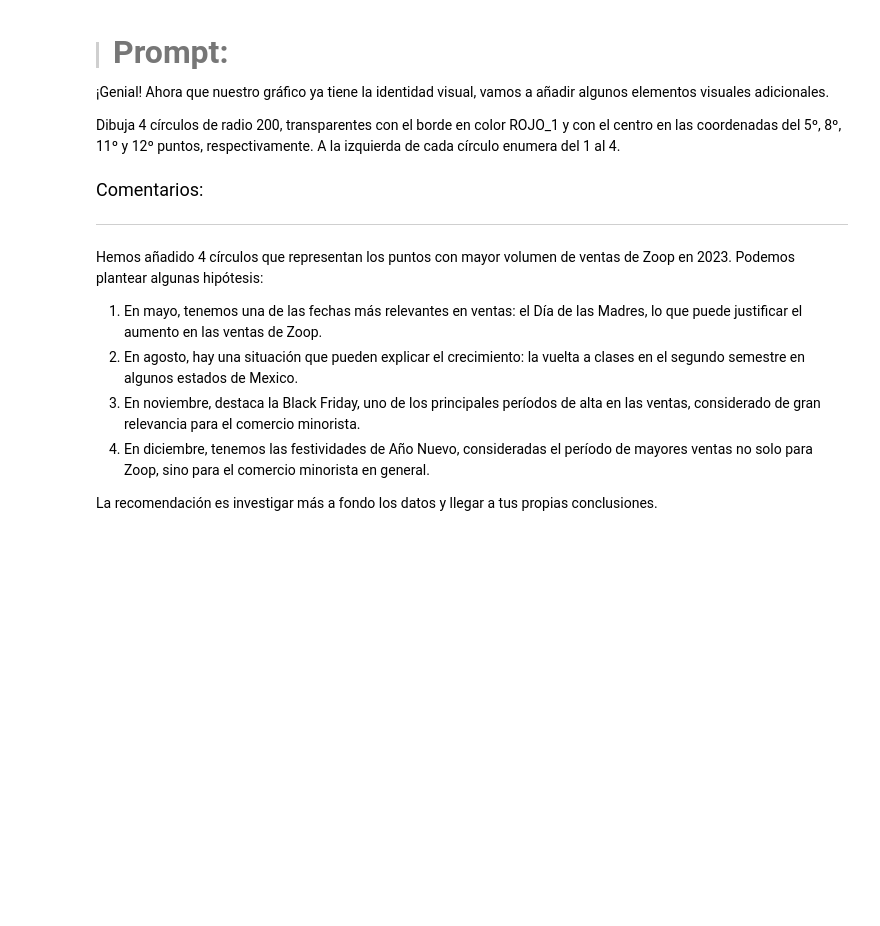
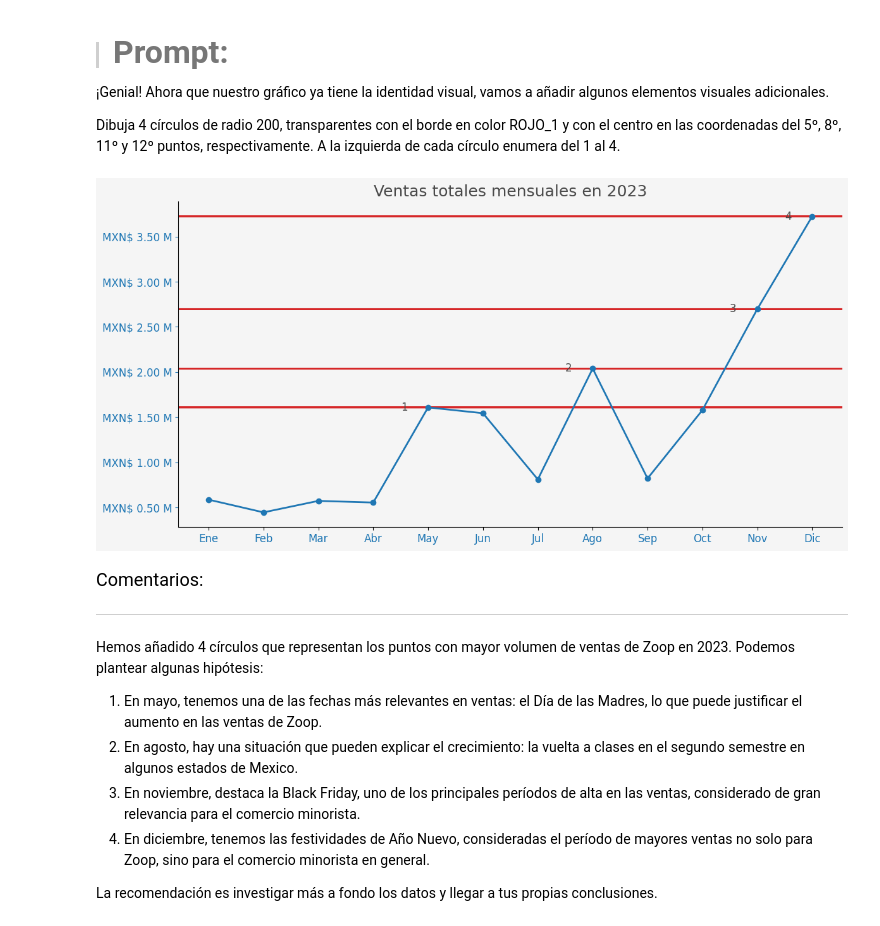
Before and after one commit to Goyo0117970/IA-en-la-ciencia-de-datos, a Jupyter notebook: IA_aplicada_a_ciencia_de_datos.ipynb, the cells around one changed output. Drawn from its saved outputs; the diff is of its cells as text; code cells hidden in the pictures; blank space fills up the shorter version.

```diff
--- a/IA_aplicada_a_ciencia_de_datos.ipynb
+++ b/IA_aplicada_a_ciencia_de_datos.ipynb
@@ -1020,6 +1262,86 @@ Utiliza las bibliotecas de visualización de datos de Python para crear esta vis
 ¡Genial! Ahora que nuestro gráfico ya tiene la identidad visual, vamos a añadir algunos elementos visuales adicionales.
 
 Dibuja 4 círculos de radio 200, transparentes con el borde en color ROJO_1 y con el centro en las coordenadas del 5º, 8º, 11º y 12º puntos, respectivamente. A la izquierda de cada círculo enumera del 1 al 4.
+# %%
+import matplotlib.ticker as ticker
+from matplotlib.patches import Circle
+
+# Colores institucionales
+GRIS_1 = '#f5f5f5'
+GRIS_5 = '#4a4a4a'
+AZUL_1 = '#1f77b4'
+ROJO_1 = '#d62728'
+
+# Diccionario de meses
+meses = {
+    'January': 'Ene',
+    'February': 'Feb',
+    'March': 'Mar',
+    'April': 'Abr',
+    'May': 'May',
+    'June': 'Jun',
+    'July': 'Jul',
+    'August': 'Ago',
+    'September': 'Sep',
+    'October': 'Oct',
+    'November': 'Nov',
+    'December': 'Dic'
+}
+
+# Crear columna "mes"
+df['mes'] = df['fecha'].dt.strftime('%B')
+ventas_mensuales = df.groupby('mes')['facturacion'].sum().reindex(meses.keys())
+
+# Coordenadas para los círculos (índices de los puntos)
+indices = [4, 7, 10, 11]  # Recuerda: el índice comienza en 0
+meses_grafico = list(meses.values())
+valores = ventas_mensuales.values
+
+# Crear figura
+fig, ax = plt.subplots(figsize=(12, 6))
+fig.patch.set_facecolor(GRIS_1)
+ax.set_facecolor(GRIS_1)
+
+# Dibujar línea
+ax.plot(meses_grafico, valores, marker='o', color=AZUL_1, linewidth=2)
+
+# Título
+ax.set_title('Ventas totales mensuales en 2023', fontsize=18, color=GRIS_5)
+
+# Eje X
+ax.set_xticks(range(len(meses)))
+ax.set_xticklabels(meses_grafico, fontsize=12, color=AZUL_1)
+
+# Eje Y formato
+def format_mxn(value, pos):
+    return f"MXN$ {value / 1e6:.2f} M"
+ax.yaxis.set_major_formatter(ticker.FuncFormatter(format_mxn))
+ax.tick_params(axis='y', labelsize=12, colors=AZUL_1)
+
+# Quitar etiquetas de ejes
+ax.set_xlabel('')
+ax.set_ylabel('')
+
+# Quitar bordes innecesarios
+ax.spines['top'].set_visible(False)
+ax.spines['right'].set_visible(False)
+
+# Añadir círculos y enumeración
+for i, idx in enumerate(indices):
+    x = meses_grafico[idx]
+    y = valores[idx]
+
+    # Círculo
+    circulo = Circle((idx, y), radius=200, edgecolor=ROJO_1, facecolor='none', linewidth=2)
+    ax.add_patch(circulo)
+
+    # Número
+    ax.text(idx - 0.5, y, str(i + 1), fontsize=12, color=GRIS_5, verticalalignment='center')
+
+plt.tight_layout()
+plt.show()
+# %% [output]
+[figure, added]
 # %% [markdown]
 <font color="7b71ff" size=4> Comentarios: </font>
 
```
Also changed, not shown: parts of 5 cells of this notebook.
